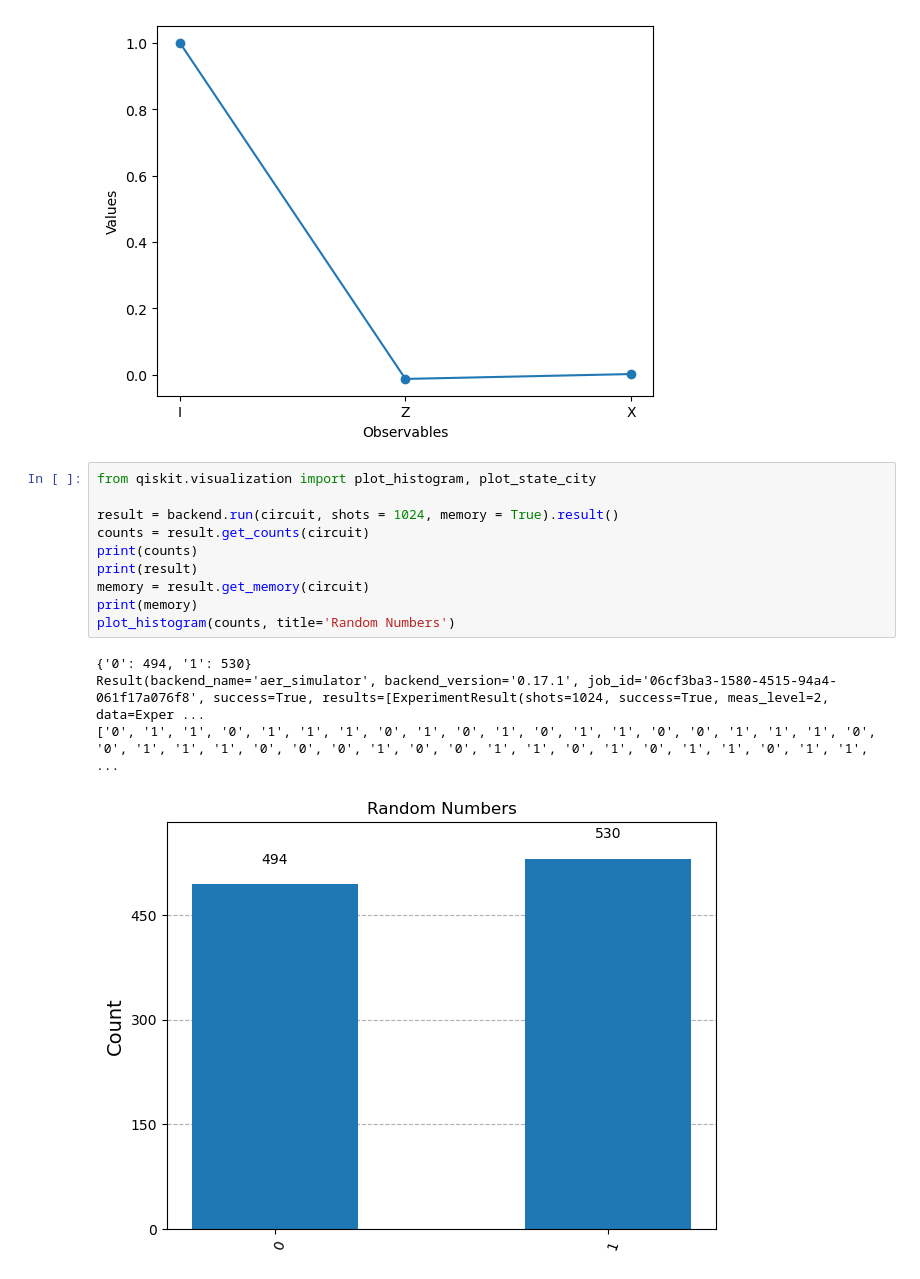
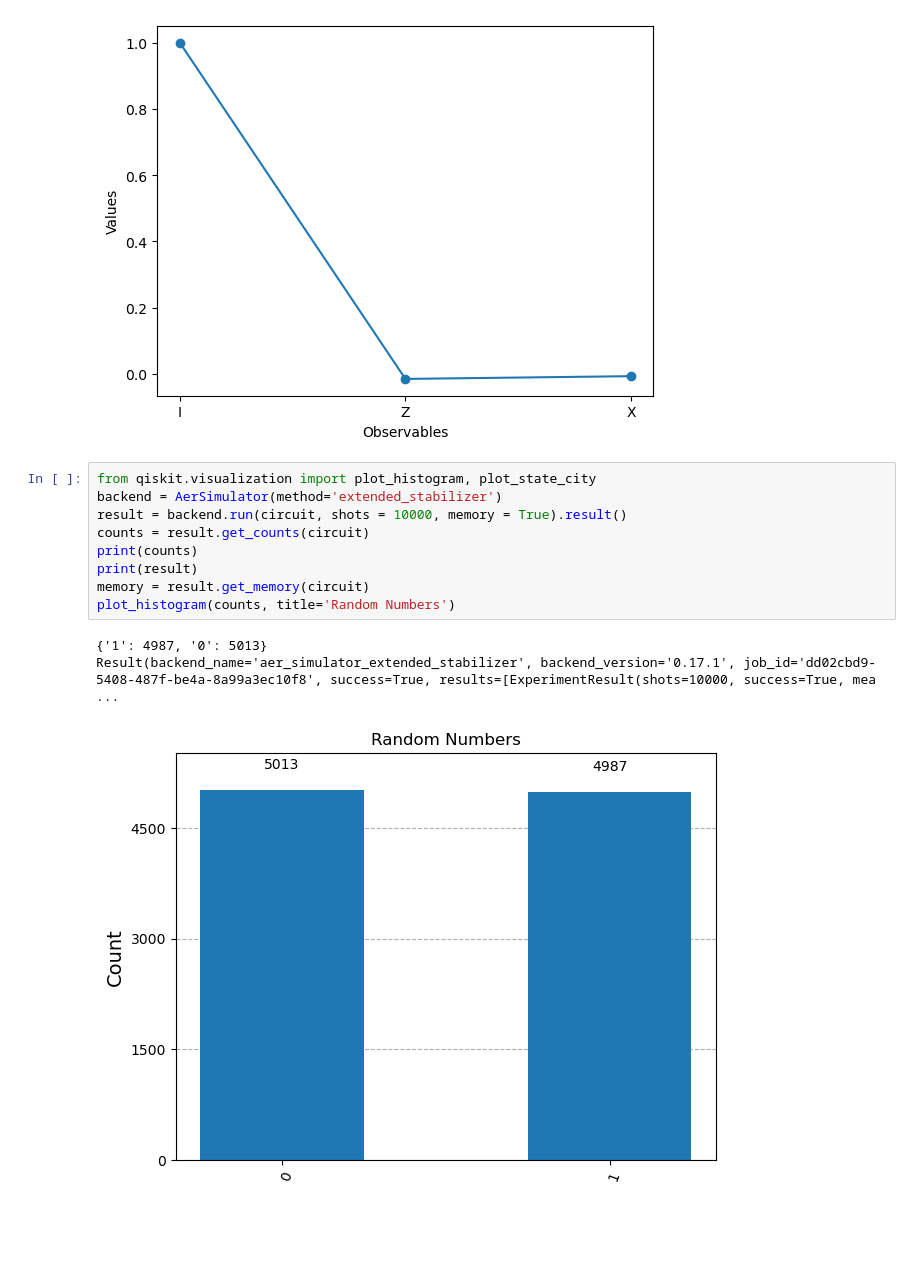
Before and after one commit to Qbannes/Quantum_Computing_Team, a Jupyter notebook: Qiskit/Funktioniert/ZufallErwartungswertplot.ipynb, the cells around one changed output. Drawn from its saved outputs; the diff is of its cells as text; blank space fills up the shorter version.

```diff
--- a/Qiskit/Funktioniert/ZufallErwartungswertplot.ipynb
+++ b/Qiskit/Funktioniert/ZufallErwartungswertplot.ipynb
@@ -73,16 +73,14 @@ plt.show()
 [figure]
 # %%
 from qiskit.visualization import plot_histogram, plot_state_city
-
-result = backend.run(circuit, shots = 1024, memory = True).result()
+backend = AerSimulator(method='extended_stabilizer')
+result = backend.run(circuit, shots = 10000, memory = True).result()
 counts = result.get_counts(circuit)
 print(counts)
 print(result)
 memory = result.get_memory(circuit)
-print(memory)
 plot_histogram(counts, title='Random Numbers')
 # %% [output]
-{'0': 494, '1': 530}
-Result(backend_name='aer_simulator', backend_version='0.17.1', job_id='06cf3ba3-1580-4515-94a4-061f17a076f8', success=True, results=[ExperimentResult(shots=1024, success=True, meas_level=2, data=Exper ...
-['0', '1', '1', '0', '1', '1', '1', '0', '1', '0', '1', '0', '1', '1', '0', '0', '1', '1', '1', '0', '0', '1', '1', '1', '0', '0', '0', '1', '0', '0', '1', '1', '0', '1', '0', '1', '1', '0', '1', '1', ...
+{'1': 4987, '0': 5013}
+Result(backend_name='aer_simulator_extended_stabilizer', backend_version='0.17.1', job_id='dd02cbd9-5408-487f-be4a-8a99a3ec10f8', success=True, results=[ExperimentResult(shots=10000, success=True, mea ...
-[figure, old version]
+[figure, new version]
```
Also changed, not shown: parts of 5 cells of this notebook, 6 other files.
